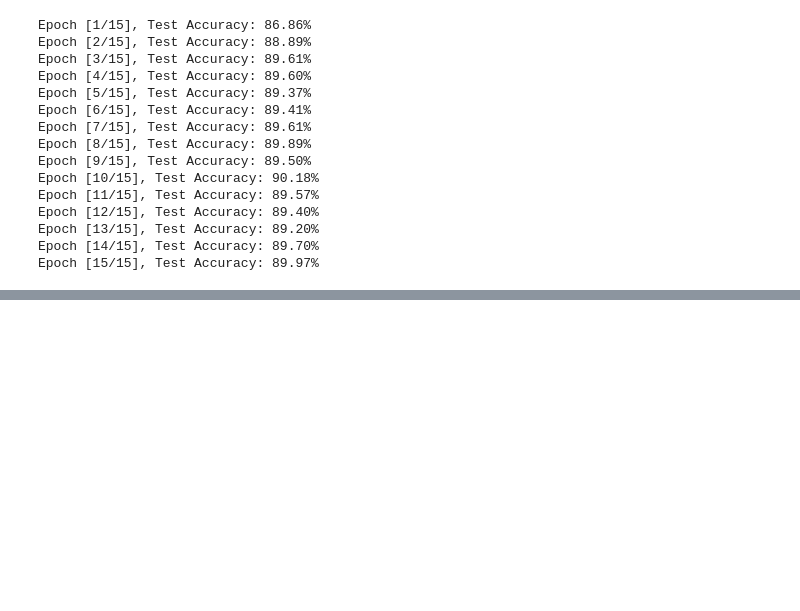
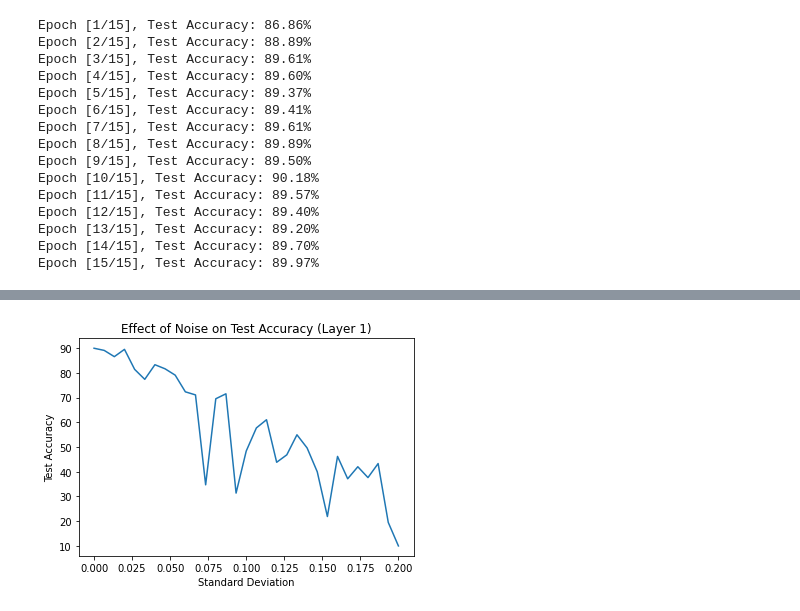
Before and after one commit to Markay12/pynq-finn-FPGA, a Jupyter notebook: NoiseWeightAnalysis/FashionMNIST_Noise.ipynb, the cells around one changed output, grey strips where cells are left out. Drawn from its saved outputs; the diff is of its cells as text; code cells hidden in the pictures; blank space fills up the shorter version.

```diff
--- a/NoiseWeightAnalysis/FashionMNIST_Noise.ipynb
+++ b/NoiseWeightAnalysis/FashionMNIST_Noise.ipynb
@@ -374,0 +361,83 @@ for s in range(len(sigma_vector)):
+# %%
+import matplotlib.pyplot as plt
+
+# Initialize the standard deviation values
+sigma_vector = np.linspace(0, 0.2, 31)
+
+# Loop over each layer and plot the test accuracy as a function of the standard deviation for that layer
+for layer in [1,2,3,4,5]:
+
+    # Initialize a list to store the test accuracies for this layer
+    test_accs = []
+
+    # Iterate over the standard deviation values and add noise to the model for this layer only
+    for sigma in sigma_vector:
+        noisy_model = add_noise_to_model(model, [layer], sigma)
+        noisy_model.to(device)
+
+        # Test the accuracy of the noisy model and append the result to the list of test accuracies
+        test_acc = test(noisy_model, test_quantized_loader)
+        test_accs.append(test_acc)
+
+    # Plot the test accuracies as a function of the standard deviation for this layer
+    plt.plot(sigma_vector, test_accs)
+    plt.xlabel('Standard Deviation')
+    plt.ylabel('Test Accuracy')
+    plt.title('Effect of Noise on Test Accuracy (Layer {})'.format(layer))
+    plt.show()
+
+
+# Initialize the standard deviation values
+sigma_vector = np.linspace(0, 0.2, 31)
+
+# Initialize a list to store the averaged test accuracies for each standard deviation value
+avg_test_accs = [0] * len(sigma_vector)
+
+# Loop over each layer and add noise to the model for that layer only, and average the test accuracies across all layers
+for layer in [1,2,3,4,5]:
+
+    # Initialize a list to store the test accuracies for this layer
+    test_accs = []
+
+    # Iterate over the standard deviation values and add noise to the model for this layer only
+    for sigma in sigma_vector:
+        noisy_model = add_noise_to_model(model, [layer], sigma)
+        noisy_model.to(device)
+
+        # Test the accuracy of the noisy model and append the result to the list of test accuracies
+        test_acc = test(noisy_model, test_quantized_loader)
+        test_accs.append(test_acc)
+
+        # Add the test accuracy to the corresponding element of the averaged test accuracies list
+        avg_test_accs[sigma_vector.tolist().index(sigma)] += test_acc
+
+    # Plot the test accuracies as a function of the standard deviation for this layer
+    plt.plot(sigma_vector, test_accs, label='Layer {}'.format(layer))
+
+# Average the test accuracies across all layers for each standard deviation value
+avg_test_accs = [acc / len([0, 4, 8, 12]) for acc in avg_test_accs]
+
+# Plot the averaged test accuracies as a function of the standard deviation
+plt.plot(sigma_vector, avg_test_accs, label='Average')
+
+# Set the plot labels and title
+plt.xlabel('Standard Deviation')
+plt.ylabel('Test Accuracy')
+plt.title('Effect of Noise on Test Accuracy')
+
+# Show the legend
+plt.legend()
+
+# Show the plot
+plt.show()
+
+#####
+#  layer1 is the first convolutional layer, followed by batch normalization, ReLU activation, and max pooling
+#  layer2 is the second convolutional layer, followed by batch normalization, ReLU activation, and max pooling
+#  fc1 is the first fully connected layer
+#  drop is the dropout layer
+#  fc2 is the second fully connected layer
+#  fc3 is the final fully connected layer (output layer)
+#####
+# %% [output]
+[figure, added]
```
Also changed, not shown: parts of 17 cells of this notebook.
